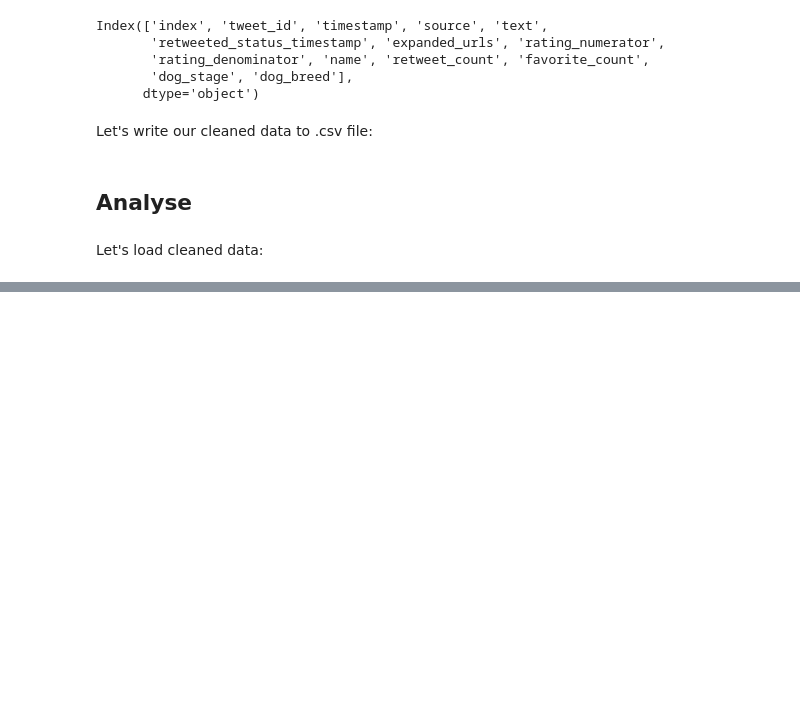
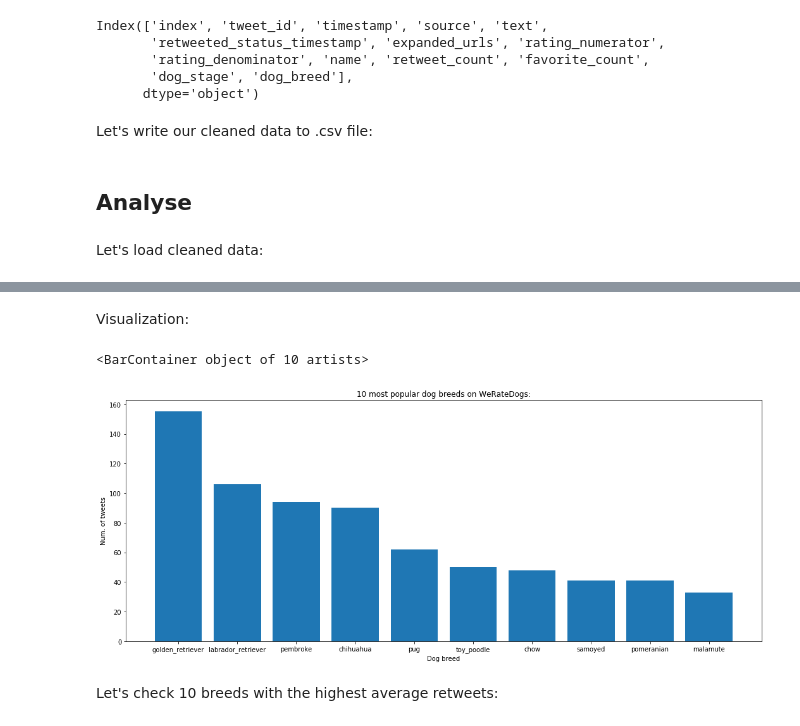
Before and after one commit to Askanio234/WeRateDogs-Tweets, a Jupyter notebook: wrangle_act.ipynb, the cells around one changed output, grey strips where cells are left out. Saved outputs shown, nothing was run; the diff lists cells and outputs as text; code cells hidden in the pictures; blank space fills up the shorter version.

```diff
--- a/wrangle_act.ipynb
+++ b/wrangle_act.ipynb
@@ -858,0 +883,3 @@ df.head()
+# %%
+top_ten_breeds = df['dog_breed'].value_counts()[:10]
+top_ten_breeds
@@ -858,0 +898,12 @@ df.head()
+# %% [markdown]
+Visualization:
+# %%
+fig, ax = plt.subplots(figsize=(18, 7))
+ax.set(xlabel='Dog breed', ylabel='Num. of tweets',
+       title='10 most popular dog breeds on WeRateDogs:')
+ax.bar(top_ten_breeds.index, top_ten_breeds.values)
+# %% [output]
+<BarContainer object of 10 artists>
+[figure, added]
+# %% [markdown]
+Let's check 10 breeds with the highest average retweets:
```
Also changed, not shown: parts of 31 cells of this notebook.
